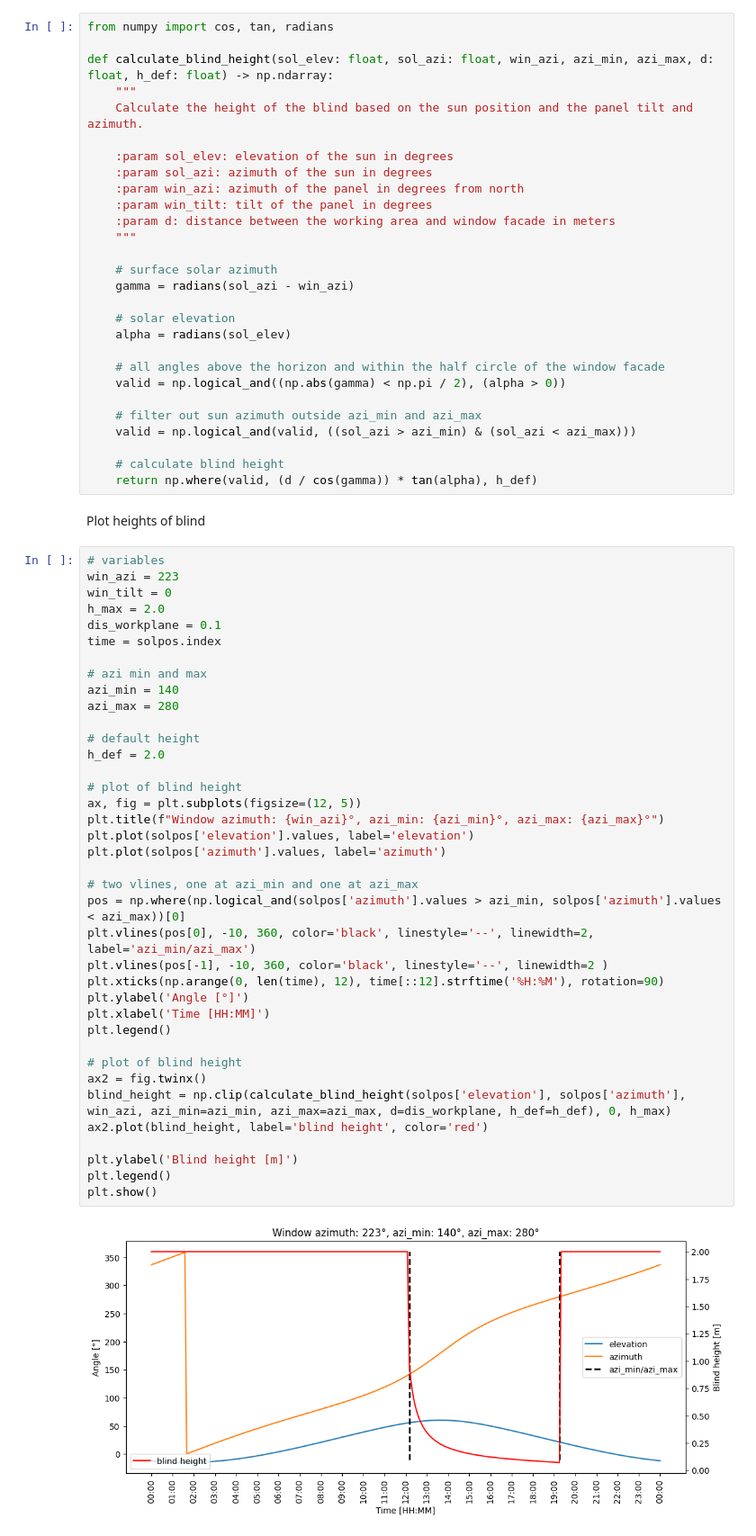
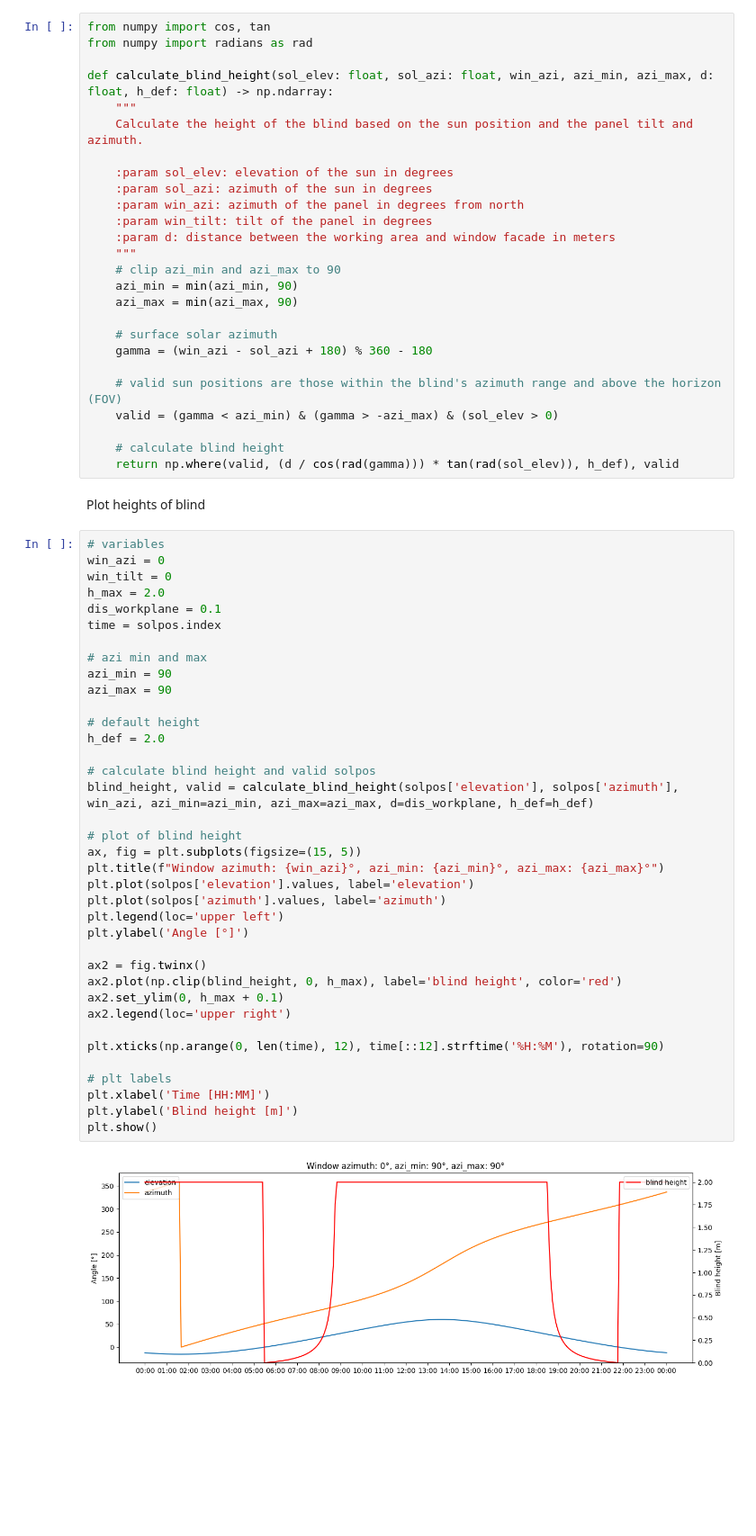
Before and after one commit to langestefan/auto-sun-blind, a Jupyter notebook: python-sim/blind_simulation.ipynb, the cells around one changed output. Shown at 90% size. Drawn from its saved outputs; the diff is of its cells as text; blank space fills up the shorter version.

Commit message:
Update blind height simulation

```diff
--- a/python-sim/blind_simulation.ipynb
+++ b/python-sim/blind_simulation.ipynb
@@ -36,7 +36,8 @@ plt.show()
 # %% [markdown]
 Calculate heights of blind
 # %%
-from numpy import cos, tan, radians
+from numpy import cos, tan
+from numpy import radians as rad
 
 def calculate_blind_height(sol_elev: float, sol_azi: float, win_azi, azi_min, azi_max, d: float, h_def: float) -> np.ndarray:
     """
@@ -48,60 +49,56 @@ def calculate_blind_height(sol_elev: float, sol_azi: float, win_azi, azi_min, az
     :param win_tilt: tilt of the panel in degrees
     :param d: distance between the working area and window facade in meters
     """
+    # clip azi_min and azi_max to 90
+    azi_min = min(azi_min, 90)
+    azi_max = min(azi_max, 90)
 
     # surface solar azimuth
-    gamma = radians(sol_azi - win_azi)
+    gamma = (win_azi - sol_azi + 180) % 360 - 180
 
-    # solar elevation
-    alpha = radians(sol_elev)
-
-    # all angles above the horizon and within the half circle of the window facade
-    valid = np.logical_and((np.abs(gamma) < np.pi / 2), (alpha > 0))
-
-    # filter out sun azimuth outside azi_min and azi_max
-    valid = np.logical_and(valid, ((sol_azi > azi_min) & (sol_azi < azi_max)))
+    # valid sun positions are those within the blind's azimuth range and above the horizon (FOV)
+    valid = (gamma < azi_min) & (gamma > -azi_max) & (sol_elev > 0)
 
     # calculate blind height
-    return np.where(valid, (d / cos(gamma)) * tan(alpha), h_def)
+    return np.where(valid, (d / cos(rad(gamma))) * tan(rad(sol_elev)), h_def), valid
 # %% [markdown]
 Plot heights of blind
 # %%
 # variables
-win_azi = 223
+win_azi = 0
 win_tilt = 0
 h_max = 2.0
 dis_workplane = 0.1
 time = solpos.index
 
 # azi min and max
-azi_min = 140
-azi_max = 280
+azi_min = 90
+azi_max = 90
 
 # default height
 h_def = 2.0
 
+# calculate blind height and valid solpos
+blind_height, valid = calculate_blind_height(solpos['elevation'], solpos['azimuth'], win_azi, azi_min=azi_min, azi_max=azi_max, d=dis_workplane, h_def=h_def)
+
 # plot of blind height
-ax, fig = plt.subplots(figsize=(12, 5))
+ax, fig = plt.subplots(figsize=(15, 5))
 plt.title(f"Window azimuth: {win_azi}°, azi_min: {azi_min}°, azi_max: {azi_max}°")
 plt.plot(solpos['elevation'].values, label='elevation')
 plt.plot(solpos['azimuth'].values, label='azimuth')
+plt.legend(loc='upper left')
+plt.ylabel('Angle [°]')
 
-# two vlines, one at azi_min and one at azi_max
-pos = np.where(np.logical_and(solpos['azimuth'].values > azi_min, solpos['azimuth'].values < azi_max))[0]
-plt.vlines(pos[0], -10, 360, color='black', linestyle='--', linewidth=2, label='azi_min/azi_max')
-plt.vlines(pos[-1], -10, 360, color='black', linestyle='--', linewidth=2 )
+ax2 = fig.twinx()
+ax2.plot(np.clip(blind_height, 0, h_max), label='blind height', color='red')
+ax2.set_ylim(0, h_max + 0.1)
+ax2.legend(loc='upper right')
+
 plt.xticks(np.arange(0, len(time), 12), time[::12].strftime('%H:%M'), rotation=90)
-plt.ylabel('Angle [°]')
+
+# plt labels
 plt.xlabel('Time [HH:MM]')
-plt.legend()
-
-# plot of blind height
-ax2 = fig.twinx()
-blind_height = np.clip(calculate_blind_height(solpos['elevation'], solpos['azimuth'], win_azi, azi_min=azi_min, azi_max=azi_max, d=dis_workplane, h_def=h_def), 0, h_max)
-ax2.plot(blind_height, label='blind height', color='red')
-
 plt.ylabel('Blind height [m]')
-plt.legend()
 plt.show()
 # %% [output]
-[figure, old version]
+[figure, new version]
```
